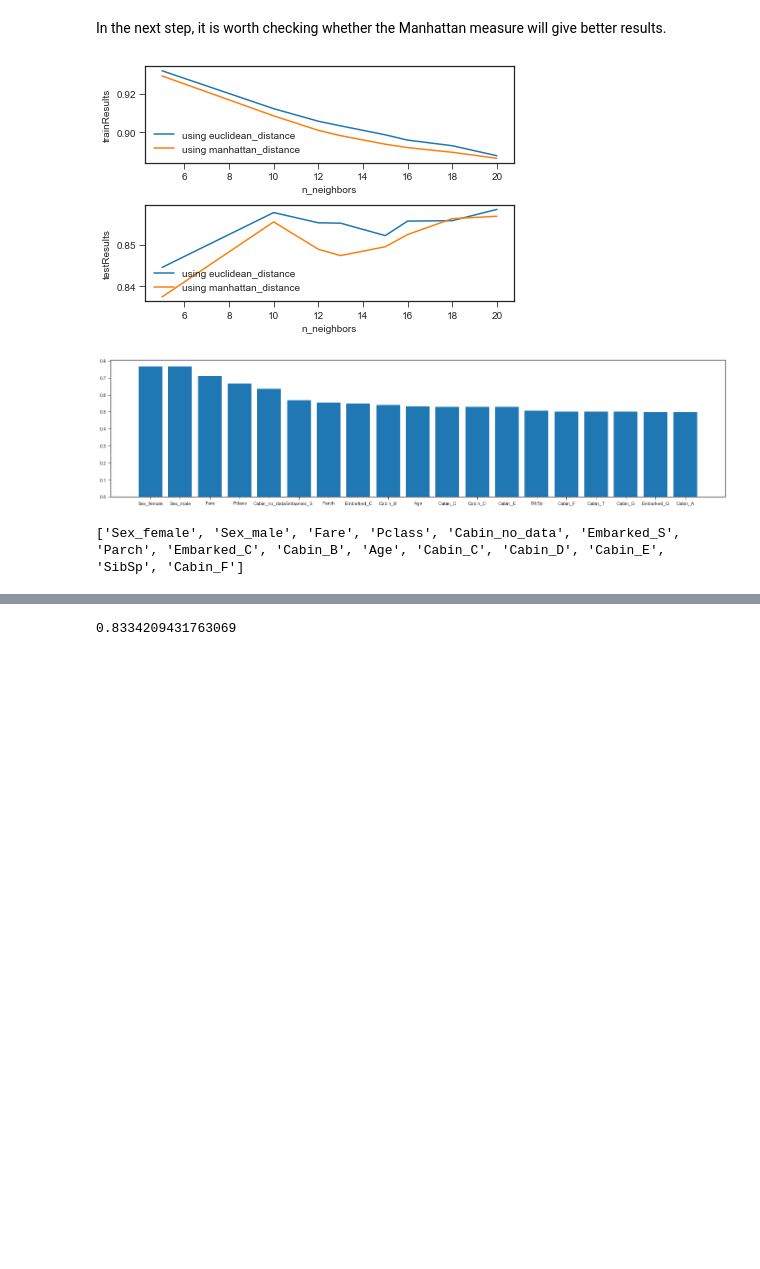
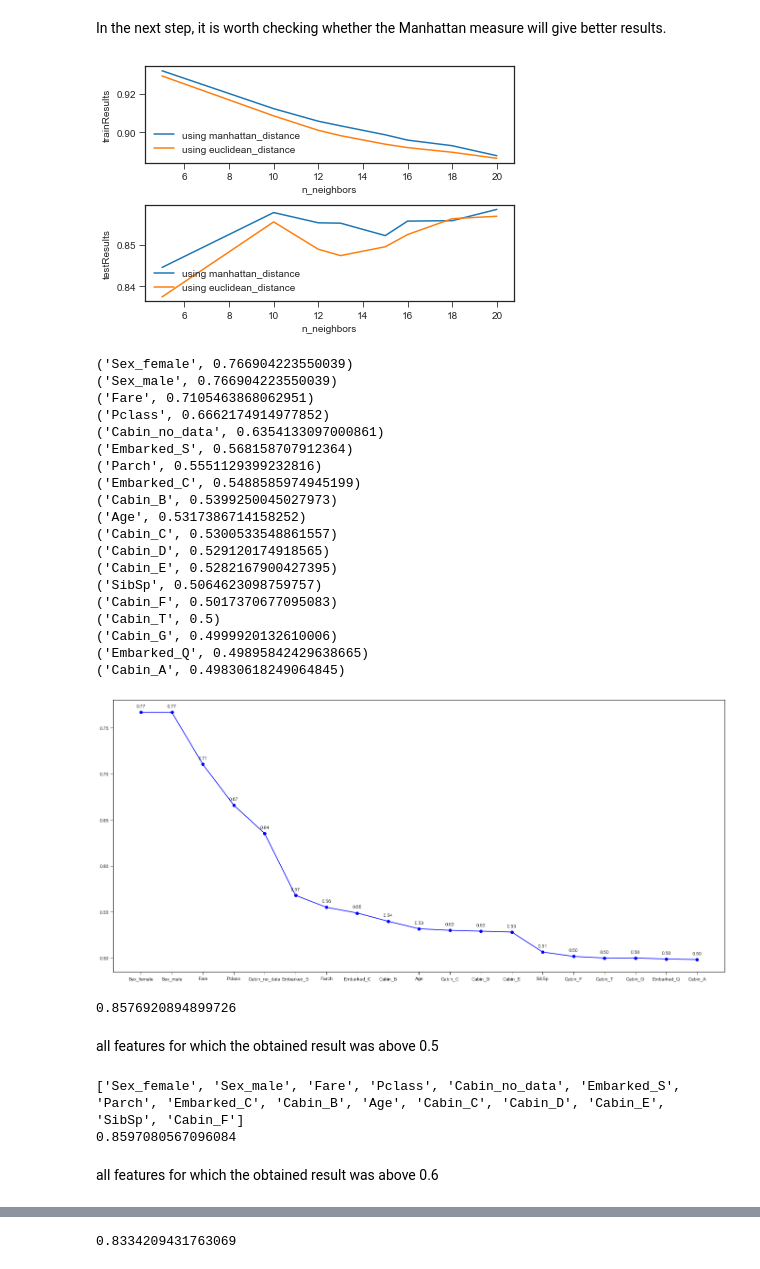
Before and after one commit to agomolka/KaggleTitanicCompetition, a Jupyter notebook: better_titanic.ipynb, the cells around one changed output, grey strips where cells are left out. Saved outputs shown, nothing was run; the diff lists cells and outputs as text; code cells hidden in the pictures; blank space fills up the shorter version.

```diff
--- a/better_titanic.ipynb
+++ b/better_titanic.ipynb
@@ -408,7 +407,7 @@ def plotROCs(results):
 ##### wrapper for cross validation
 # %%
 def CVmodel(nFolds = 5, randomState=2020, debug=False, features=features,
-            model = SVC()):
+            model = SVC(), df = df):
 
     kf = KFold(n_splits=nFolds, shuffle=True, random_state=randomState)
 
@@ -640,7 +667,9 @@ TypeError: GridSearchCV() got an unexpected keyword argument 'scores'
 # %%
-trainResults, testResults, predictions, indices = CVTestRFClass(n_estimators=500, max_depth=6,
-                                                                    max_features=8,
-                                                                    min_samples_split=4)
+rfc_gscv = RandomForestClassifier(random_state=2020, n_jobs=-1, n_estimators=500,
+                                 max_depth=5, max_features=10, min_samples_split=20)
+
+
+trainResults, testResults, predictions, indices = CVmodel(model=rfc_gscv)
 print(np.mean(testResults))
 
 modelRF_GSCV = {
@@ -742,36 +773,64 @@ ax1.plot(kArr,trainResultsArr2)
 ax1.plot(kArr,trainResultsArr)
 ax1.set_xlabel(k_name)
 ax1.set_ylabel("trainResults")
-ax1.legend(['using euclidean_distance', 'using manhattan_distance'], loc='lower left')
+ax1.legend(['using manhattan_distance', 'using euclidean_distance'], loc='lower left')
 
 ax2.plot(kArr, testResultsArr2)
 ax2.plot(kArr, testResultsArr)
 ax2.set_xlabel(k_name)
 ax2.set_ylabel("testResults")
-ax2.legend(['using euclidean_distance', 'using manhattan_distance'], loc='lower left')
+ax2.legend(['using manhattan_distance', 'using euclidean_distance'], loc='lower left')
 
 fig.tight_layout()
 # %% [output]
-[figure, old version]
+[figure, new version]
 # %%
 selectedFeatures = []
 results = []
-knn = neighbors.KNeighborsClassifier(n_neighbors=10, n_jobs=-1, p=2)
+knn = neighbors.KNeighborsClassifier(n_neighbors=10, n_jobs=-1, p=1)
 
 for feature in features:
     featuresCandidates = selectedFeatures.copy()
     featuresCandidates.append(feature)
     trainResults, testResults, predictions, indices = CVmodel(model=knn,
                                                               features=featuresCandidates)
     results.append((feature, np.mean(testResults)))
 
 results = sorted(results, key=lambda x: x[1], reverse=True)
 
 results2 = [(elem1, (elem2)) for elem1, elem2 in results]
+for result in results2:
+    print(result)
+fig = plt.figure()
+ax = fig.add_axes([0,0,3,2])
+ax.plot(*zip(*results2), 'bo-')
+for x, y in results2:
+    label = "{:.2f}".format(y)
 
-fig = plt.figure()
-ax = fig.add_axes([0,0,3,1])
-ax.bar(*zip(*results2))
+    plt.annotate(label, # this is the text
+                 (x,y), # this is the point to label
+                 textcoords="offset points", # how to position the text
+                 xytext=(0,10), # distance from text to points (x,y)
+                 ha='center') # horizontal alignment can be left, right or center
 plt.show()
 # %% [output]
+('Sex_female', 0.766904223550039)
+('Sex_male', 0.766904223550039)
+('Fare', 0.7105463868062951)
+('Pclass', 0.6662174914977852)
+('Cabin_no_data', 0.6354133097000861)
+('Embarked_S', 0.568158707912364)
+('Parch', 0.5551129399232816)
+('Embarked_C', 0.5488585974945199)
+('Cabin_B', 0.5399250045027973)
+('Age', 0.5317386714158252)
+('Cabin_C', 0.5300533548861557)
+('Cabin_D', 0.529120174918565)
+('Cabin_E', 0.5282167900427395)
+('SibSp', 0.5064623098759757)
+('Cabin_F', 0.5017370677095083)
+('Cabin_T', 0.5)
+('Cabin_G', 0.4999920132610006)
+('Embarked_Q', 0.49895842429638665)
+('Cabin_A', 0.49830618249064845)
-[figure, old version]
+[figure, new version]
@@ -778,6 +839,22 @@ plt.show()
+# %%
+trainResults, testResults, predictions, indices = CVmodel(model=knn,
+                                                          features=features)
+featuresSet_testResluts_score.append(('all', np.mean(testResults)))
+print(np.mean(testResults))
+# %% [output]
+0.8576920894899726
+# %% [markdown]
+all features for which the obtained result was above 0.5
 # %%
 featuresSet2 = [x for x,y in results if y > 0.5]
 print(featuresSet2)
+trainResults, testResults, predictions, indices = CVmodel(model=knn,
+                                                          features=featuresSet2)
+featuresSet_testResluts_score.append(('Above-0.5', np.mean(testResults)))
+print(np.mean(testResults))
 # %% [output]
 ['Sex_female', 'Sex_male', 'Fare', 'Pclass', 'Cabin_no_data', 'Embarked_S', 'Parch', 'Embarked_C', 'Cabin_B', 'Age', 'Cabin_C', 'Cabin_D', 'Cabin_E', 'SibSp', 'Cabin_F']
+0.8597080567096084
+# %% [markdown]
+all features for which the obtained result was above 0.6
 # %%
```
Also changed, not shown: parts of 78 cells of this notebook, 5 other files.
